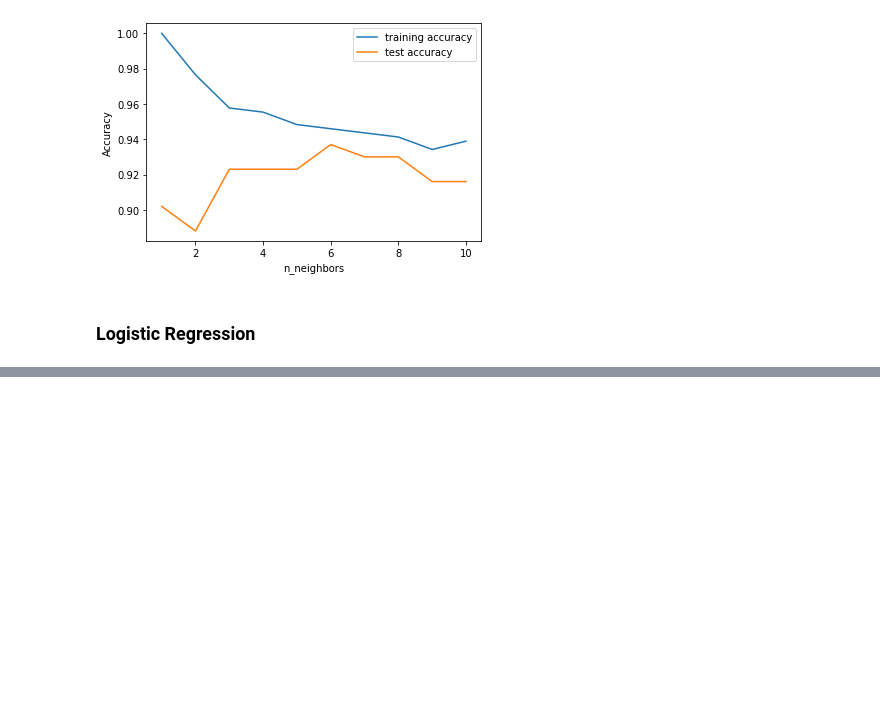
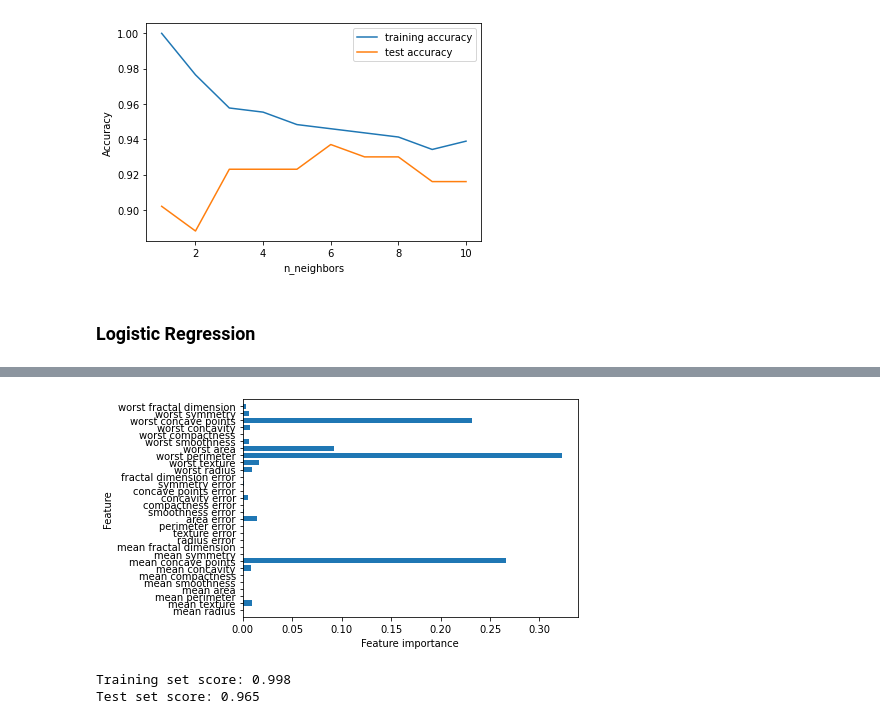
Before and after one commit to codejsha/machine-learning-examples, a Jupyter notebook: classification/breast-cancer-wisconsin.ipynb, the cells around one changed output, grey strips where cells are left out. Saved outputs shown, nothing was run; the diff lists cells and outputs as text; code cells hidden in the pictures; blank space fills up the shorter version.

```diff
--- a/classification/breast-cancer-wisconsin.ipynb
+++ b/classification/breast-cancer-wisconsin.ipynb
@@ -159,0 +292,15 @@ plt.legend()
+# %%
+# Visualization
+plot_feature_importances_cancer(gradient_boosting_model_depth1)
+# %% [output]
+[figure, added]
+# %%
+# Gradient Boosting Classifier (n_estimators=100, max_depth=3, learning_rate=0.03)
+gradient_boosting_model_rate003 = GradientBoostingClassifier(random_state=0, max_depth=3, learning_rate=0.03)
+gradient_boosting_model_rate003.fit(X_train, y_train)
+
+print("Training set score: {:.3f}".format(gradient_boosting_model_rate003.score(X_train, y_train)))
+print("Test set score: {:.3f}".format(gradient_boosting_model_rate003.score(X_test, y_test)))
+# %% [output]
+Training set score: 0.998
+Test set score: 0.965
```
Also changed, not shown: parts of 34 cells of this notebook, 1 other file.
